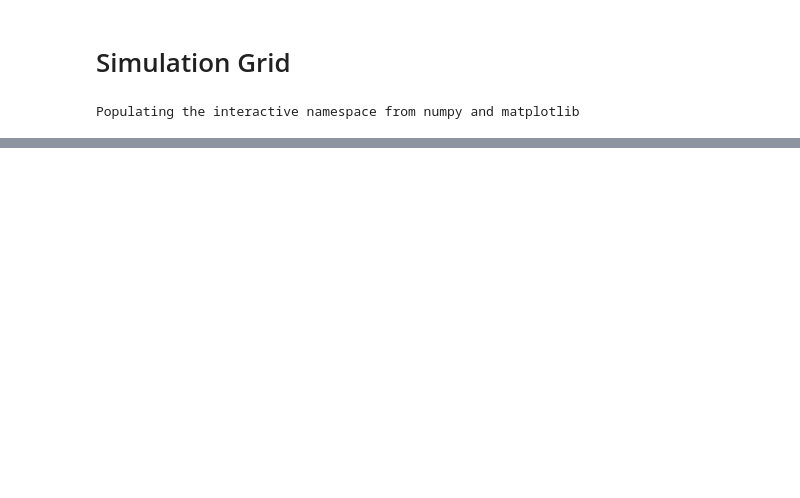
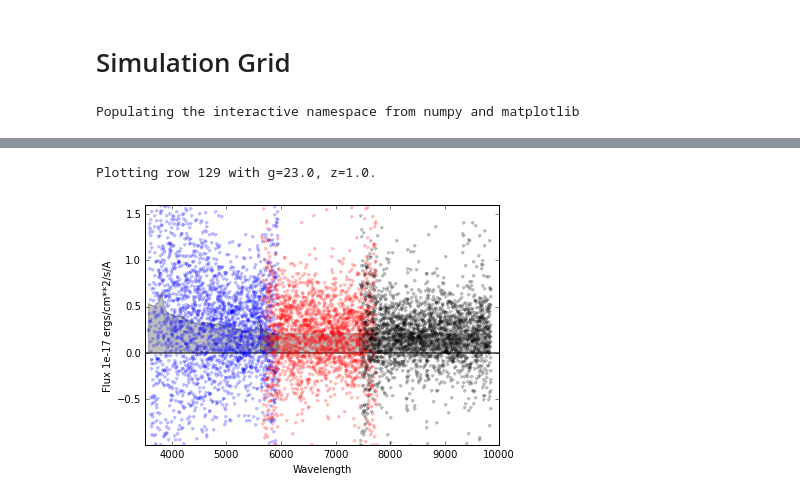
Before and after one commit to dkirkby/ArgonneLymanAlpha, a Jupyter notebook: notebooks/SimulationGrid.ipynb, the cells around one changed output, grey strips where cells are left out. Drawn from its saved outputs; the diff is of its cells as text; code cells hidden in the pictures; blank space fills up the shorter version.

```diff
--- a/notebooks/SimulationGrid.ipynb
+++ b/notebooks/SimulationGrid.ipynb
@@ -71,0 +105,5 @@ g = 23.00, z = 2.40
+# %%
+plot(23, 1.0, sflux, sivar, swlen, struth, true_flux=tflux)
+# %% [output]
+Plotting row 129 with g=23.0, z=1.0.
+[figure, added]
```
Also changed, not shown: parts of 20 cells of this notebook.
